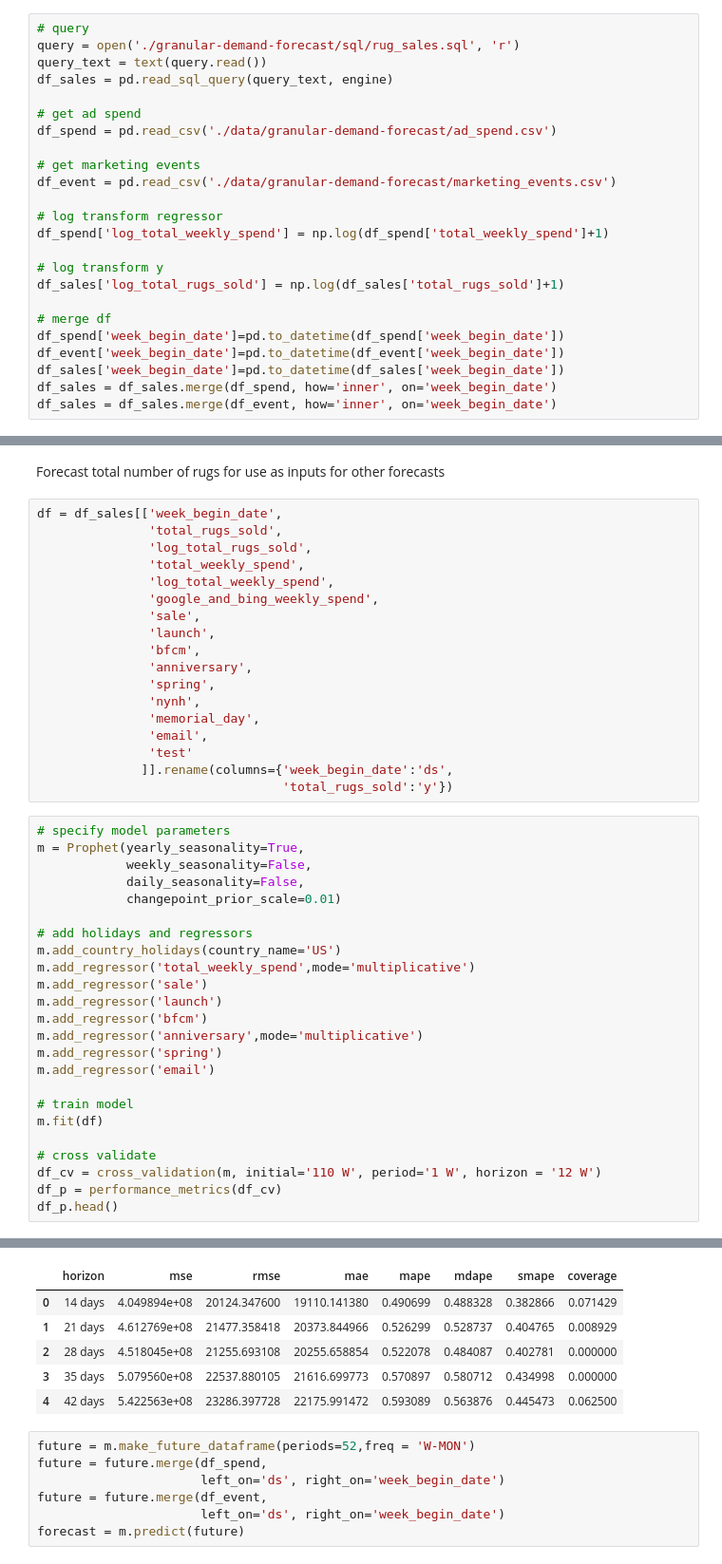
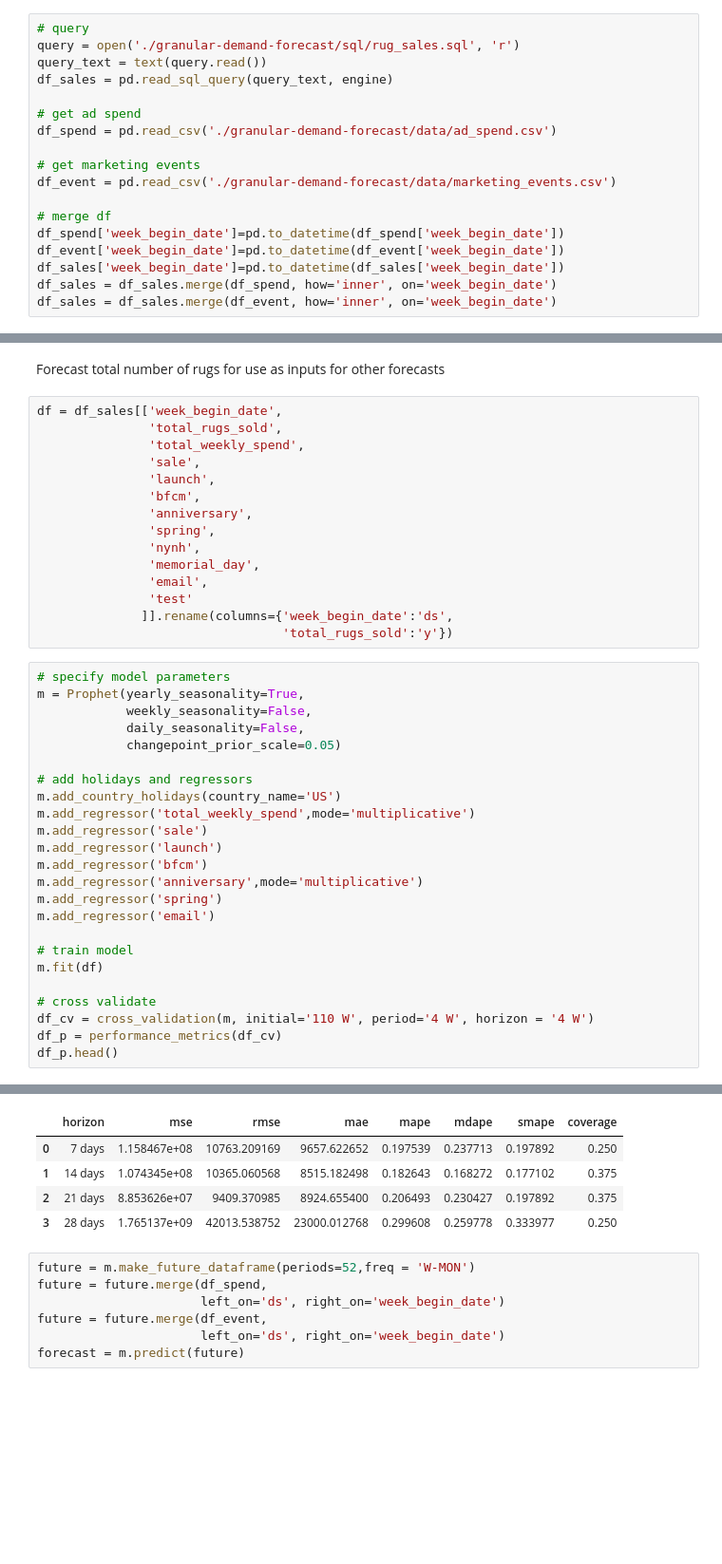
Before and after one commit to dan-from-ruggable/granular-demand-forecast, a Jupyter notebook: gdf_v1.0.ipynb, the cells around one changed output, grey strips where cells are left out. Shown at 95% size. Drawn from its saved outputs; the diff is of its cells as text; blank space fills up the shorter version.

```diff
--- a/gdf_v1.0.ipynb
+++ b/gdf_v1.0.ipynb
@@ -48,16 +41,10 @@ query_text = text(query.read())
 df_sales = pd.read_sql_query(query_text, engine)
 
 # get ad spend
-df_spend = pd.read_csv('./data/granular-demand-forecast/ad_spend.csv')
+df_spend = pd.read_csv('./granular-demand-forecast/data/ad_spend.csv')
 
 # get marketing events
-df_event = pd.read_csv('./data/granular-demand-forecast/marketing_events.csv')
-
-# log transform regressor
-df_spend['log_total_weekly_spend'] = np.log(df_spend['total_weekly_spend']+1)
-
-# log transform y
-df_sales['log_total_rugs_sold'] = np.log(df_sales['total_rugs_sold']+1)
+df_event = pd.read_csv('./granular-demand-forecast/data/marketing_events.csv')
 
 # merge df
 df_spend['week_begin_date']=pd.to_datetime(df_spend['week_begin_date'])
@@ -72,10 +69,7 @@ Forecast total number of rugs for use as inputs for other forecasts
 # %%
 df = df_sales[['week_begin_date',
                'total_rugs_sold',
-               'log_total_rugs_sold',
                'total_weekly_spend',
-               'log_total_weekly_spend',
-               'google_and_bing_weekly_spend',
                'sale',
                'launch',
                'bfcm',
@@ -92,7 +86,7 @@ df = df_sales[['week_begin_date',
 m = Prophet(yearly_seasonality=True,
             weekly_seasonality=False,
             daily_seasonality=False,
-            changepoint_prior_scale=0.01)
+            changepoint_prior_scale=0.05)
 
 # add holidays and regressors
 m.add_country_holidays(country_name='US')
@@ -108,7 +102,7 @@ m.add_regressor('email')
 m.fit(df)
 
 # cross validate
-df_cv = cross_validation(m, initial='110 W', period='1 W', horizon = '12 W')
+df_cv = cross_validation(m, initial='110 W', period='4 W', horizon = '4 W')
 df_p = performance_metrics(df_cv)
 df_p.head()
 # %% [output]
@@ -116,9 +139,8 @@ INFO:prophet:Making 14 forecasts with cutoffs between 2021-02-15 00:00:00 and 20
 |  | horizon | mse | rmse | mae | mape | mdape | smape | coverage |
-| 0 | 14 days | 4.049894e+08 | 20124.347600 | 19110.141380 | 0.490699 | 0.488328 | 0.382866 | 0.071429 |
-| 1 | 21 days | 4.612769e+08 | 21477.358418 | 20373.844966 | 0.526299 | 0.528737 | 0.404765 | 0.008929 |
-| 2 | 28 days | 4.518045e+08 | 21255.693108 | 20255.658854 | 0.522078 | 0.484087 | 0.402781 | 0.000000 |
-| 3 | 35 days | 5.079560e+08 | 22537.880105 | 21616.699773 | 0.570897 | 0.580712 | 0.434998 | 0.000000 |
-| 4 | 42 days | 5.422563e+08 | 23286.397728 | 22175.991472 | 0.593089 | 0.563876 | 0.445473 | 0.062500 |
+| 0 | 7 days | 1.158467e+08 | 10763.209169 | 9657.622652 | 0.197539 | 0.237713 | 0.197892 | 0.250 |
+| 1 | 14 days | 1.074345e+08 | 10365.060568 | 8515.182498 | 0.182643 | 0.168272 | 0.177102 | 0.375 |
+| 2 | 21 days | 8.853626e+07 | 9409.370985 | 8924.655400 | 0.206493 | 0.230427 | 0.197892 | 0.375 |
+| 3 | 28 days | 1.765137e+09 | 42013.538752 | 23000.012768 | 0.299608 | 0.259778 | 0.333977 | 0.250 |
 # %%
 future = m.make_future_dataframe(periods=52,freq = 'W-MON')
 future = future.merge(df_spend,
```
Also changed, not shown: parts of 27 cells of this notebook, 5 other files.
